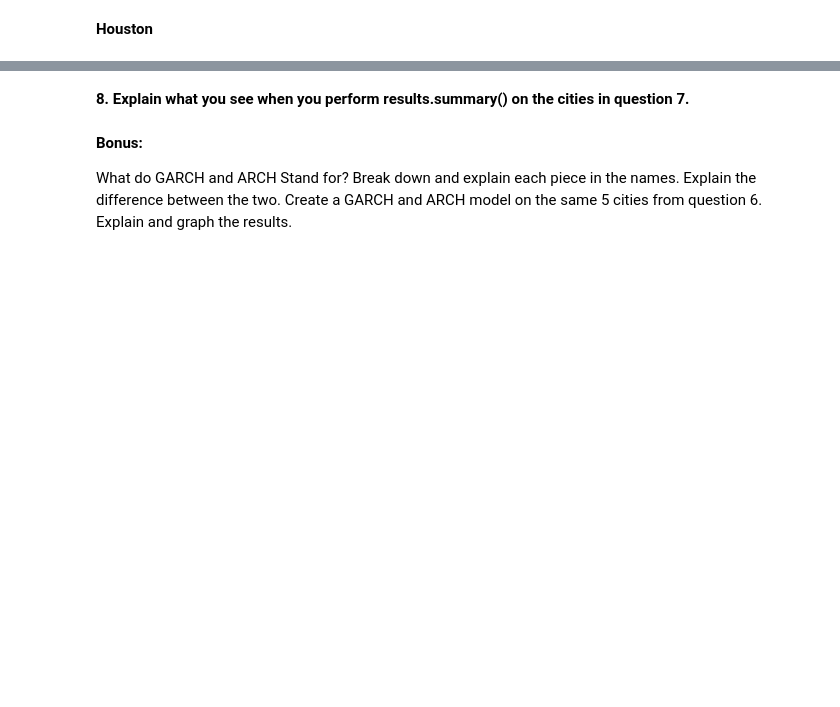
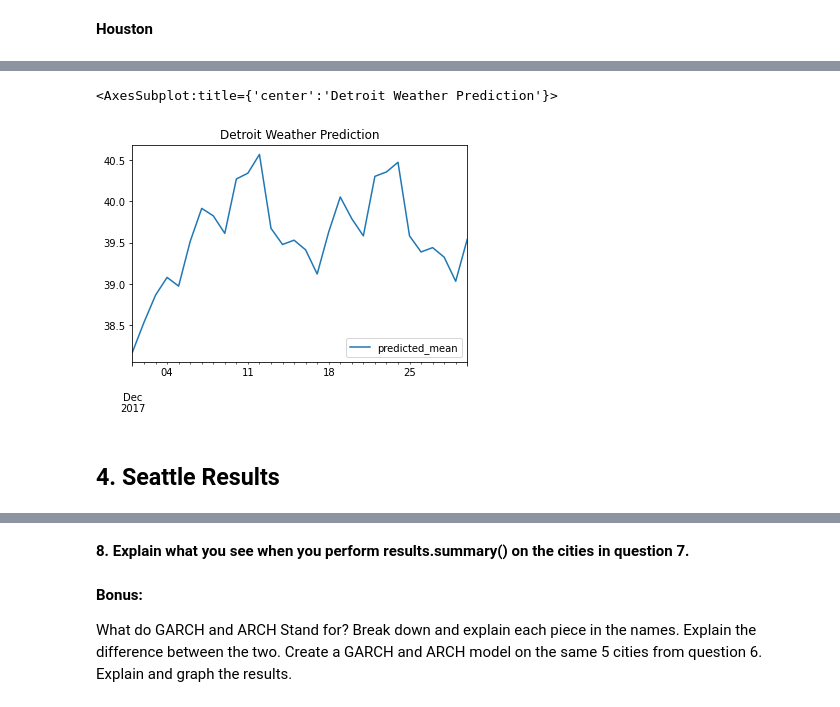
Before and after one commit to artolon/HW11-Time-Series, a Jupyter notebook: Homework11 - Time Series Analysis.ipynb, the cells around one changed output, grey strips where cells are left out. Drawn from its saved outputs; the diff is of its cells as text; code cells hidden in the pictures; blank space fills up the shorter version.

```diff
--- a/Homework11 - Time Series Analysis.ipynb
+++ b/Homework11 - Time Series Analysis.ipynb
@@ -448,0 +508,11 @@ results_df.plot()
+# %%
+#plot the forecasted temperature for the next 30 days
+Detroit_df = pd.DataFrame(results_list[2].forecast(steps=30))
+
+# Plot the data
+Detroit_df.plot(title='Detroit Weather Prediction')
+# %% [output]
+<AxesSubplot:title={'center':'Detroit Weather Prediction'}>
+[figure, added]
+# %% [markdown]
+## 4. Seattle Results
```
Also changed, not shown: parts of 26 cells of this notebook.
